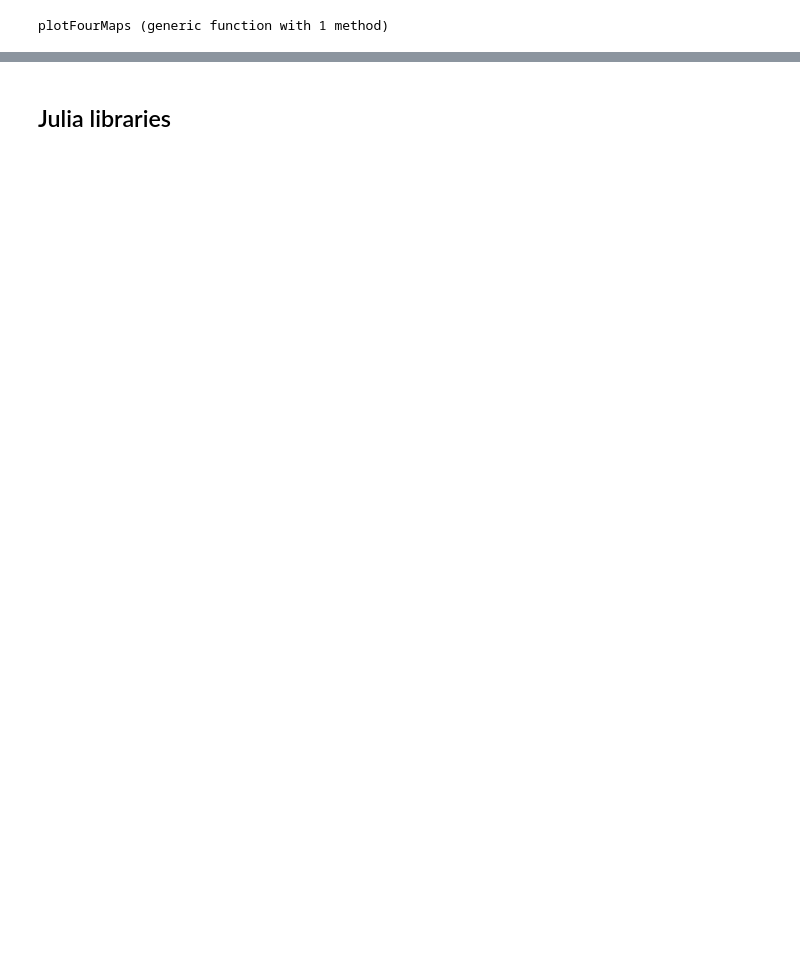
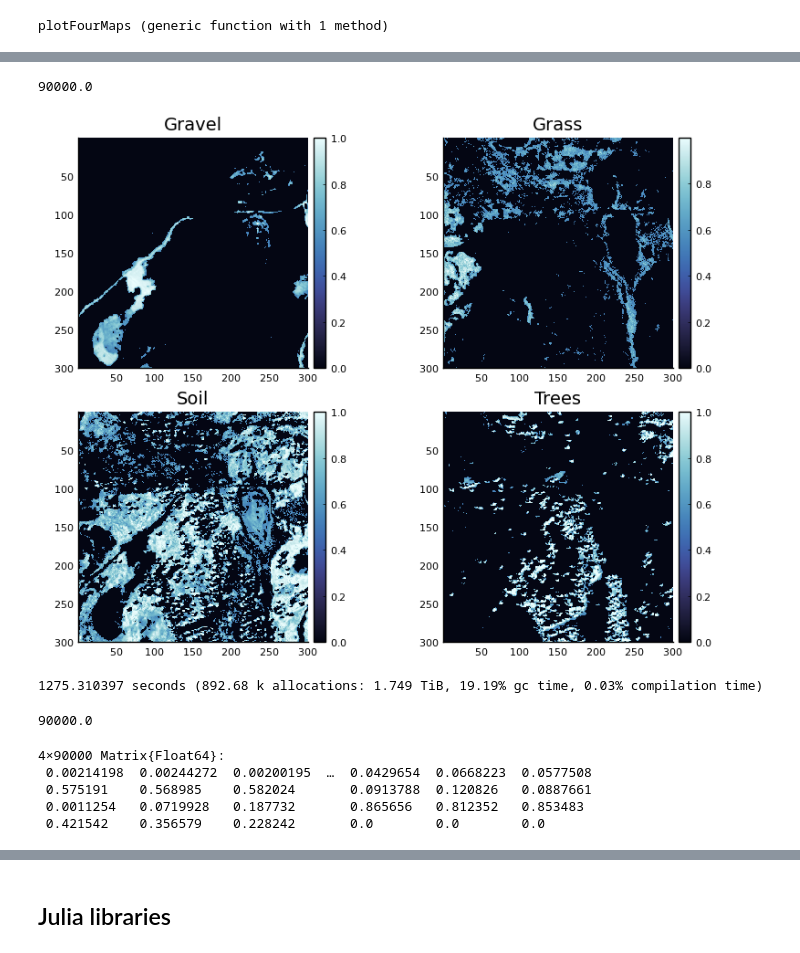
Before and after one commit to kevinmicha/Hyperspectral-image-unmixing-project, a Jupyter notebook: Project_parallelization_Julia_balbi_michalewicz.ipynb, the cells around one changed output, grey strips where cells are left out. Saved outputs shown, nothing was run; the diff lists cells and outputs as text; code cells hidden in the pictures; blank space fills up the shorter version.

```diff
--- a/Project_parallelization_Julia_balbi_michalewicz.ipynb
+++ b/Project_parallelization_Julia_balbi_michalewicz.ipynb
@@ -210,0 +213,31 @@ A[:,1]
+# %%
+sum(A)
+# %% [output]
+90000.0
+# %%
+plotFourMaps(A.*(A.>0.5))
+# %% [output]
+[figure, added]
+# %%
+A = zeros(size(S,2), N)
+f_stepsize = 0.0005
+
+@time begin
+    for j = 1:N÷8:N
+        A[:,j:j+N÷8-1] = ProjectedGradientDescent(X[:,j:j+N÷8-1],S,f,∇f,f_stepsize)
+    end
+end
+# %% [output]
+1275.310397 seconds (892.68 k allocations: 1.749 TiB, 19.19% gc time, 0.03% compilation time)
+# %%
+sum(A)
+# %% [output]
+90000.0
+# %%
+A
+# %% [output]
+4×90000 Matrix{Float64}:
+ 0.00214198  0.00244272  0.00200195  …  0.0429654  0.0668223  0.0577508
+ 0.575191    0.568985    0.582024       0.0913788  0.120826   0.0887661
+ 0.0011254   0.0719928   0.187732       0.865656   0.812352   0.853483
+ 0.421542    0.356579    0.228242       0.0        0.0        0.0
```
Also changed, not shown: parts of 49 cells of this notebook, 1 other file.
